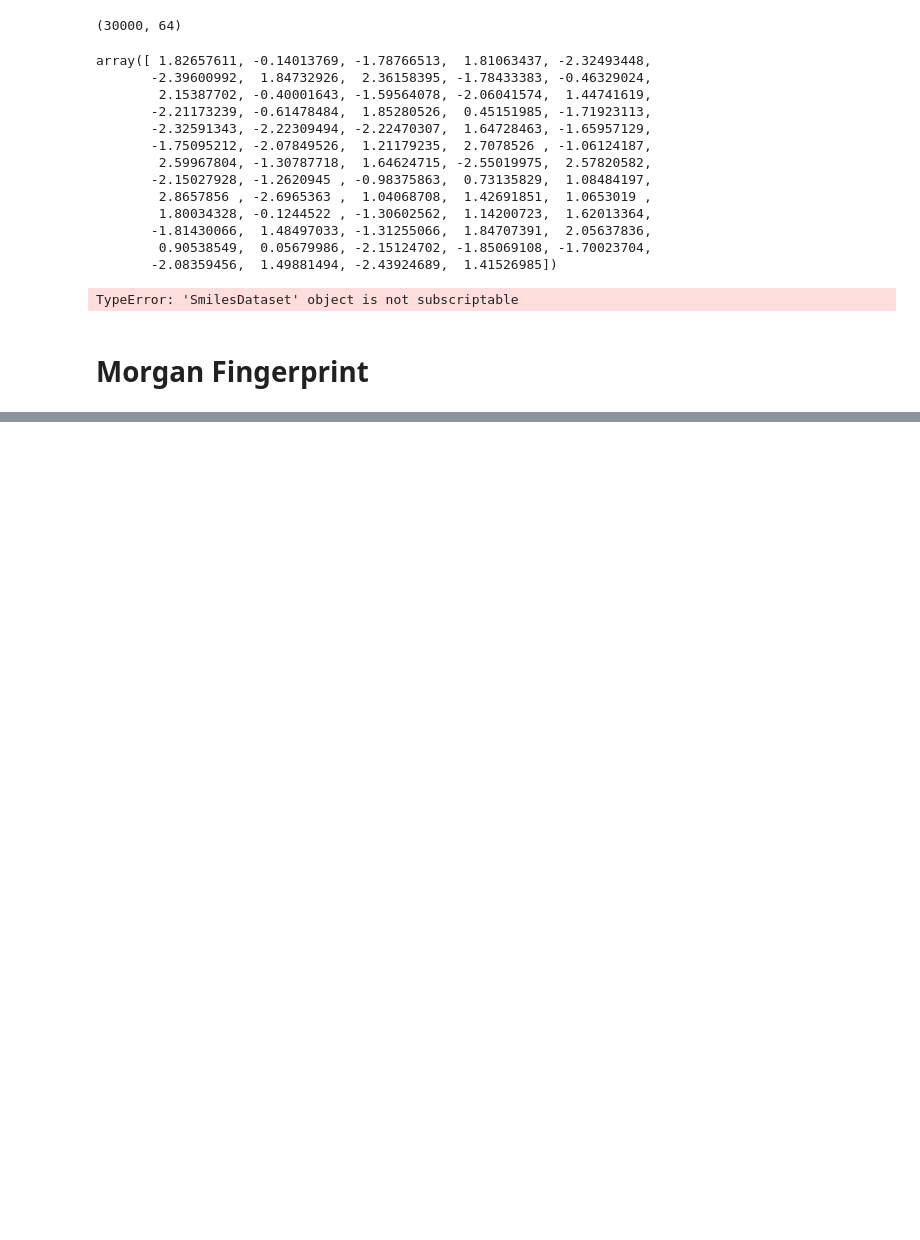
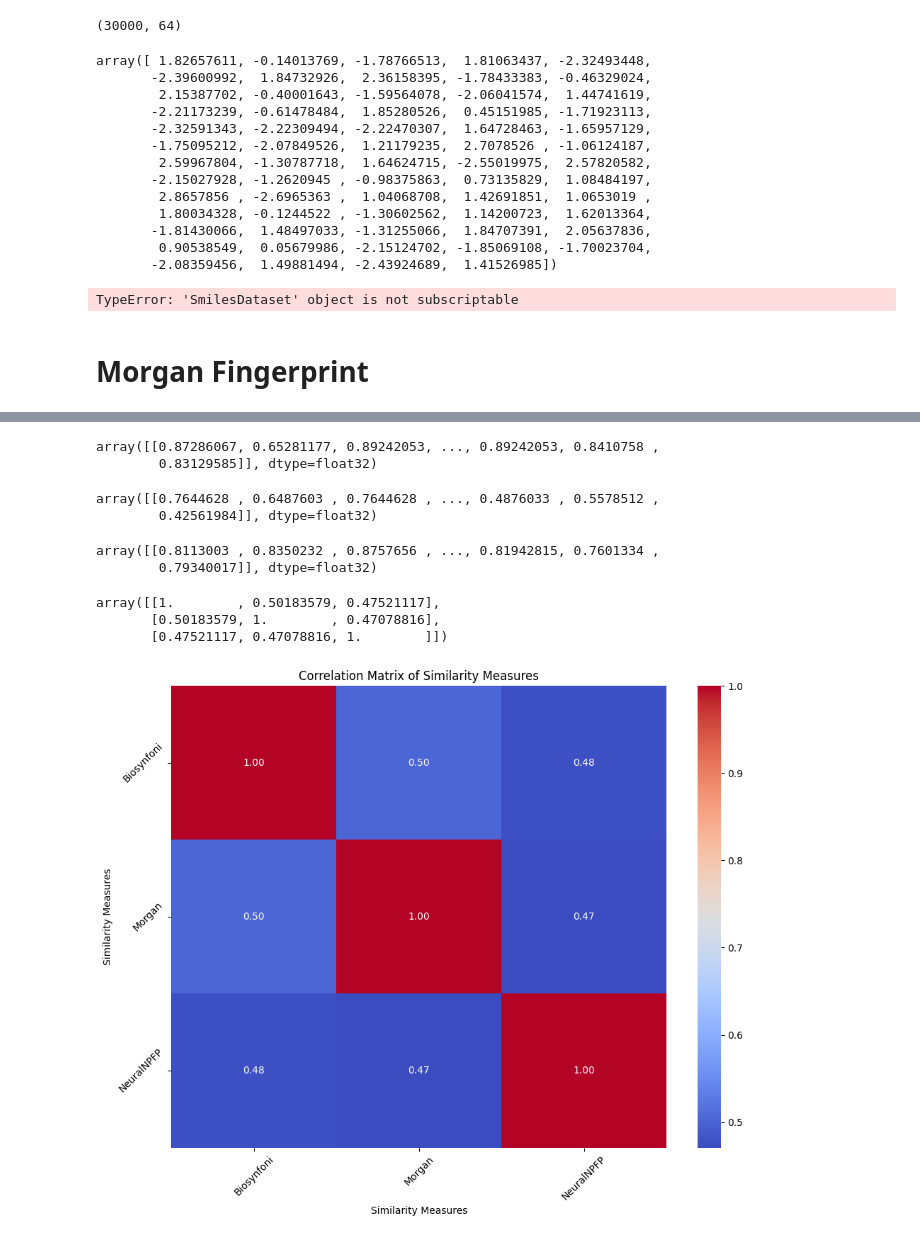
Before and after one commit to phcp0110/projeto, a Jupyter notebook: Desktop/Universidade/Mestrado/2S 1Ano/Projeto/projeto.ipynb, the cells around one changed output, grey strips where cells are left out. Saved outputs shown, nothing was run; the diff lists cells and outputs as text; code cells hidden in the pictures; blank space fills up the shorter version.

Commit message:
[FIX] code to generate similarities + minimum spanning tree

```diff
--- a/Desktop/Universidade/Mestrado/2S 1Ano/Projeto/projeto.ipynb
+++ b/Desktop/Universidade/Mestrado/2S 1Ano/Projeto/projeto.ipynb
@@ -242,0 +214,61 @@ df_similarity
+# %%
+# EXEMPLO com biosynfoni
+from deepmol.compound_featurization import BiosynfoniKeys
+
+BiosynfoniKeys(n_jobs=10).featurize(csv_dataset, inplace=True)
+
+similarities_biosynfoni = compute_all_similarities(csv_dataset)
+similarities_biosynfoni = normalize_similarity_matrix(similarities_biosynfoni)
+similarities_biosynfoni
+# %% [output]
+array([[0.87286067, 0.65281177, 0.89242053, ..., 0.89242053, 0.8410758 ,
+        0.83129585]], dtype=float32)
+# %%
+# EXEMPLO com biosynfoni
+from deepmol.compound_featurization import BiosynfoniKeys, MorganFingerprint
+
+MorganFingerprint(n_jobs=10).featurize(csv_dataset, inplace=True)
+
+similarities_morgan = compute_all_similarities(csv_dataset)
+similarities_morgan = normalize_similarity_matrix(similarities_morgan)
+similarities_morgan
+# %% [output]
+array([[0.7644628 , 0.6487603 , 0.7644628 , ..., 0.4876033 , 0.5578512 ,
+        0.42561984]], dtype=float32)
+# %%
+# EXEMPLO com biosynfoni
+from deepmol.compound_featurization import BiosynfoniKeys, MorganFingerprint, NeuralNPFP
+
+NeuralNPFP(n_jobs=10).featurize(csv_dataset, inplace=True)
+
+similarities_neural_npfp = compute_all_similarities(csv_dataset)
+similarities_neural_npfp = normalize_similarity_matrix(similarities_neural_npfp)
+similarities_neural_npfp
+# %% [output]
+array([[0.8113003 , 0.8350232 , 0.8757656 , ..., 0.81942815, 0.7601334 ,
+        0.79340017]], dtype=float32)
+# %%
+similarities = np.concatenate((similarities_biosynfoni, similarities_morgan, similarities_neural_npfp), axis=0)
+correlation_matrix = np.corrcoef(similarities)
+# %%
+correlation_matrix
+# %% [output]
+array([[1.        , 0.50183579, 0.47521117],
+       [0.50183579, 1.        , 0.47078816],
+       [0.47521117, 0.47078816, 1.        ]])
+# %%
+# correlation matrix
+import seaborn as sns
+import matplotlib.pyplot as plt
+
+plt.figure(figsize=(10, 8))
+sns.heatmap(correlation_matrix, annot=True, fmt=".2f", cmap='coolwarm', cbar=True)
+plt.title('Correlation Matrix of Similarity Measures')
+plt.xlabel('Similarity Measures')
+plt.ylabel('Similarity Measures')
+plt.xticks(ticks=np.arange(3) + 0.5, labels=['Biosynfoni', 'Morgan', 'NeuralNPFP'], rotation=45)
+plt.yticks(ticks=np.arange(3) + 0.5, labels=['Biosynfoni', 'Morgan', 'NeuralNPFP'], rotation=45)
+plt.tight_layout()
+plt.show()
+# %% [output]
+[figure, added]
```
Also changed, not shown: parts of 15 cells of this notebook, 2 other files.
